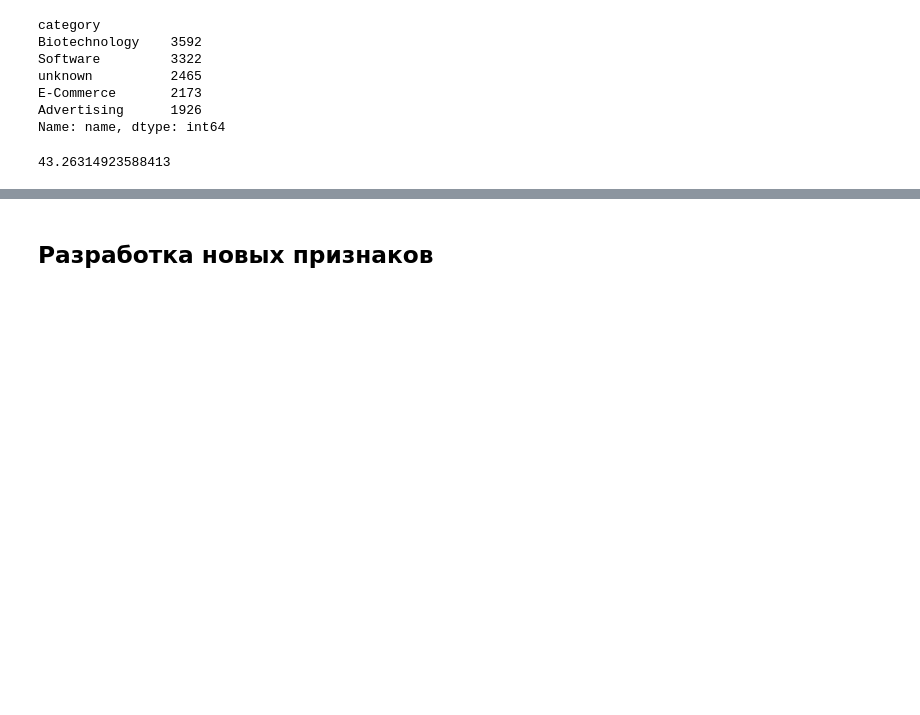
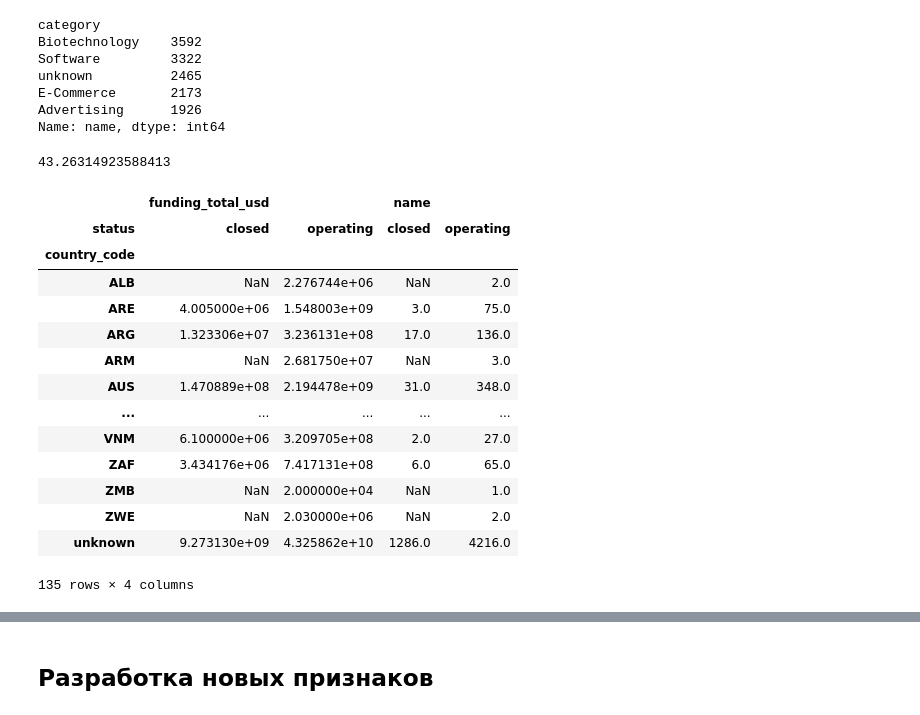
Before and after one commit to Ilya-Kokorin/good_startup, a Jupyter notebook: good_startup.ipynb, the cells around one changed output, grey strips where cells are left out. Drawn from its saved outputs; the diff is of its cells as text; code cells hidden in the pictures; blank space fills up the shorter version.

```diff
--- a/good_startup.ipynb
+++ b/good_startup.ipynb
@@ -660,3 +664,24 @@ Name: name, dtype: int64
 temp.tail(10)['operating'].sum()*100/temp['operating'].sum()
 # %% [output]
 43.26314923588413
+# %%
+temp = data_1.pivot_table(index='country_code', columns='status',
+                          values=['name', 'funding_total_usd'], aggfunc={'name': 'count', 'funding_total_usd': 'sum'})
+# %%
+temp
+# %% [output]
+|  | funding_total_usd |  | name |  |
+| status | closed | operating | closed | operating |
+| country_code |  |  |  |  |
+| ALB | NaN | 2.276744e+06 | NaN | 2.0 |
+| ARE | 4.005000e+06 | 1.548003e+09 | 3.0 | 75.0 |
+| ARG | 1.323306e+07 | 3.236131e+08 | 17.0 | 136.0 |
+| ARM | NaN | 2.681750e+07 | NaN | 3.0 |
+| AUS | 1.470889e+08 | 2.194478e+09 | 31.0 | 348.0 |
+| ... | ... | ... | ... | ... |
+| VNM | 6.100000e+06 | 3.209705e+08 | 2.0 | 27.0 |
+| ZAF | 3.434176e+06 | 7.417131e+08 | 6.0 | 65.0 |
+| ZMB | NaN | 2.000000e+04 | NaN | 1.0 |
+| ZWE | NaN | 2.030000e+06 | NaN | 2.0 |
+| unknown | 9.273130e+09 | 4.325862e+10 | 1286.0 | 4216.0 |
+135 rows × 4 columns
```
Also changed, not shown: parts of 10 cells of this notebook.
